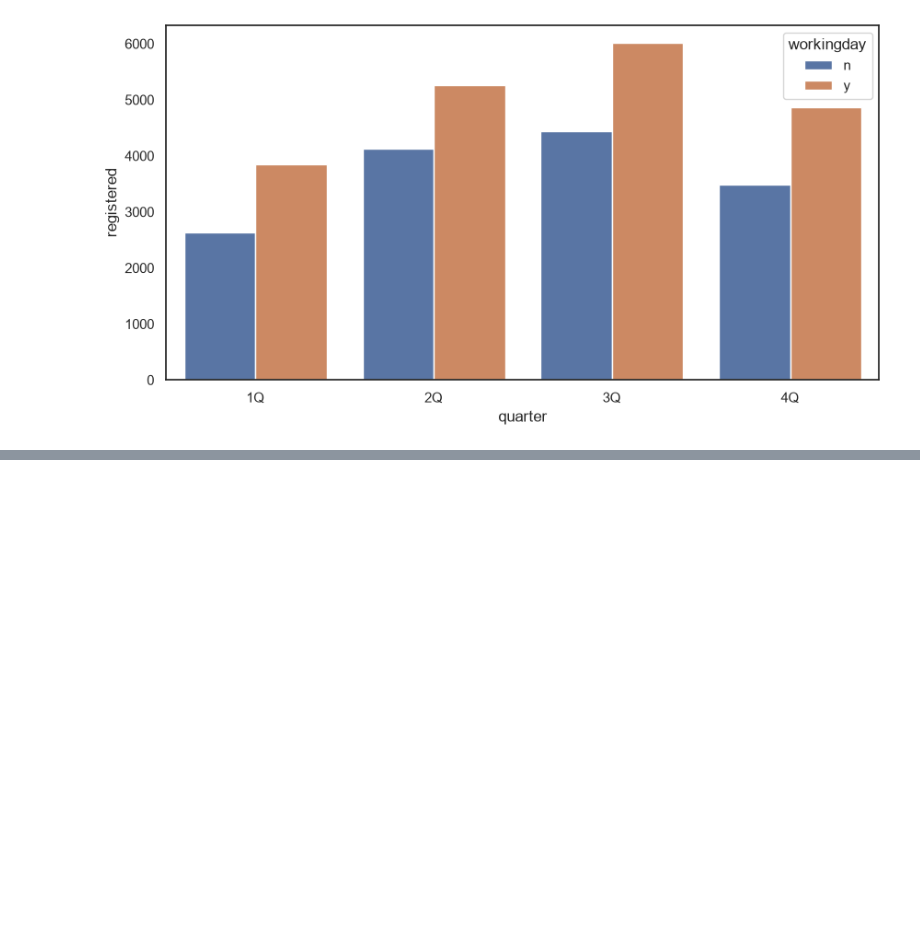
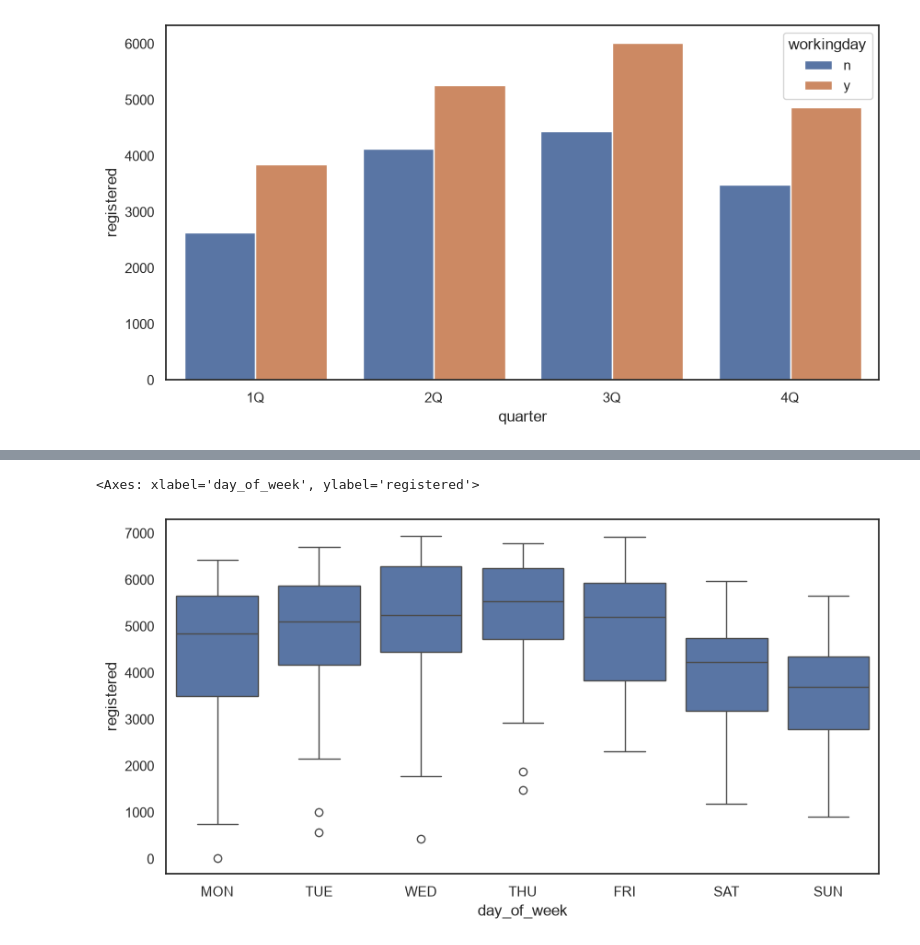
Before and after one commit to hyeonn31/Python_Study, a Jupyter notebook: 10. seaborn_Capital Bike Share.ipynb, the cells around one changed output, grey strips where cells are left out. Saved outputs shown, nothing was run; the diff lists cells and outputs as text; code cells hidden in the pictures; blank space fills up the shorter version.

```diff
--- a/10. seaborn_Capital Bike Share.ipynb
+++ b/10. seaborn_Capital Bike Share.ipynb
@@ -124,0 +225,7 @@ plt.show()
+# %%
+import pandas as pd
+import seaborn as sns
+import matplotlib.pyplot as plt
+
+df = pd.read_csv('data/bike.csv')
+df
@@ -124,0 +246,26 @@ plt.show()
+# %%
+# [boxplot : 데이터가 퍼진 범위를 상자 하나로 요약하는 그래프]
+# 상자 읽는 법 (아래에서 위로)
+#   - 상자 아래 끝 : 1사분위수(25%) → 작은 값부터 줄 세웠을 때 1/4 지점
+#   - 상자 가운데 선 : 중앙값(50%) → 딱 가운데 값
+#   - 상자 위 끝 : 3사분위수(75%)
+#   - 상자 높이 = IQR (가운데 50% 데이터가 들어 있는 범위)
+#   - 위아래로 뻗은 선(whisker) : 이상치가 아닌 값 중 가장 작은 / 큰 값까지
+#   - 선 밖의 동그라미 : 이상치 (상자에서 IQR 의 1.5배보다 더 멀리 떨어진 값)
+# order=[...] : x축 순서를 직접 정함. 안 쓰면 데이터에 나온 순서대로 그려져서 요일이 뒤죽박죽 됨
+#
+# 언제 쓰면 효과적인가?
+#   - 여러 그룹(여기선 요일 7개)의 분포를 나란히 비교할 때
+#   - 데이터가 많아서 stripplot / swarmplot 으로는 점이 뭉개질 때 (몇 개든 상자 하나로 요약됨)
+#   - 이상치를 찾을 때
+#
+# 이 그래프의 내용 : 요일별 회원(registered) 대여 건수
+#   - 평일(월~금)의 중앙값이 약 4,800~5,500건으로, 주말(토 약 4,200 / 일 약 3,700)보다 높음
+#     → 회원은 출퇴근용으로 쓴다는 앞의 결론과 같음
+#   - 월~목에는 아래쪽에 이상치(동그라미)가 있음 → 평일인데 유난히 적게 빌린 날
+#     월요일 20건 = 10월 29일 허리케인 샌디가 온 날 / 화요일 573건 = 크리스마스(12/25) / 수요일 432건 = 12/26
+#     → 이상치를 발견하면 "그날 무슨 일이 있었나?"를 찾아보는 게 분석의 시작
+sns.boxplot(data=df, x='day_of_week', y='registered',order=['MON','TUE','WED','THU','FRI','SAT','SUN'])
+# %% [output]
+<Axes: xlabel='day_of_week', ylabel='registered'>
+[figure, added]
```
Also changed, not shown: parts of 21 cells of this notebook.
